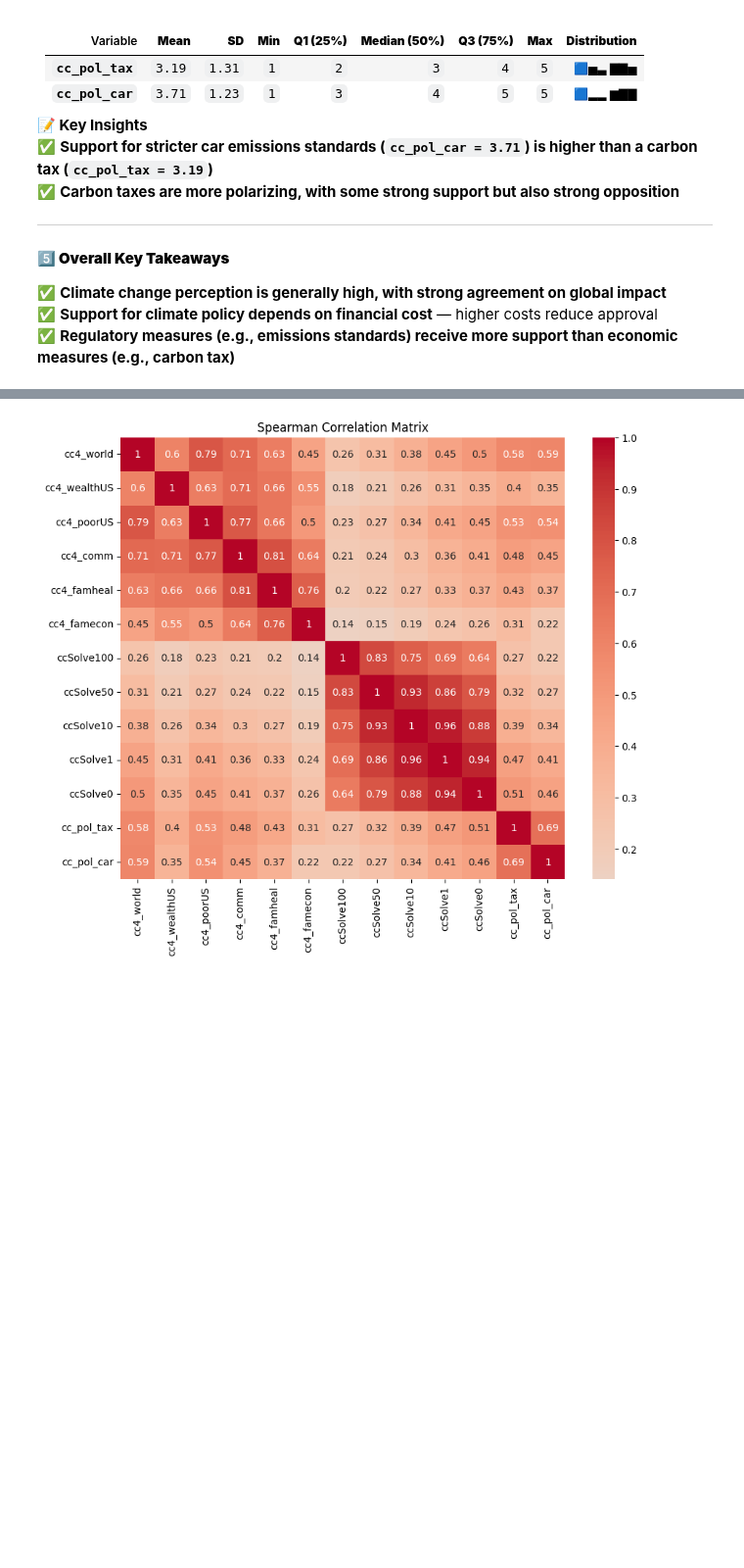
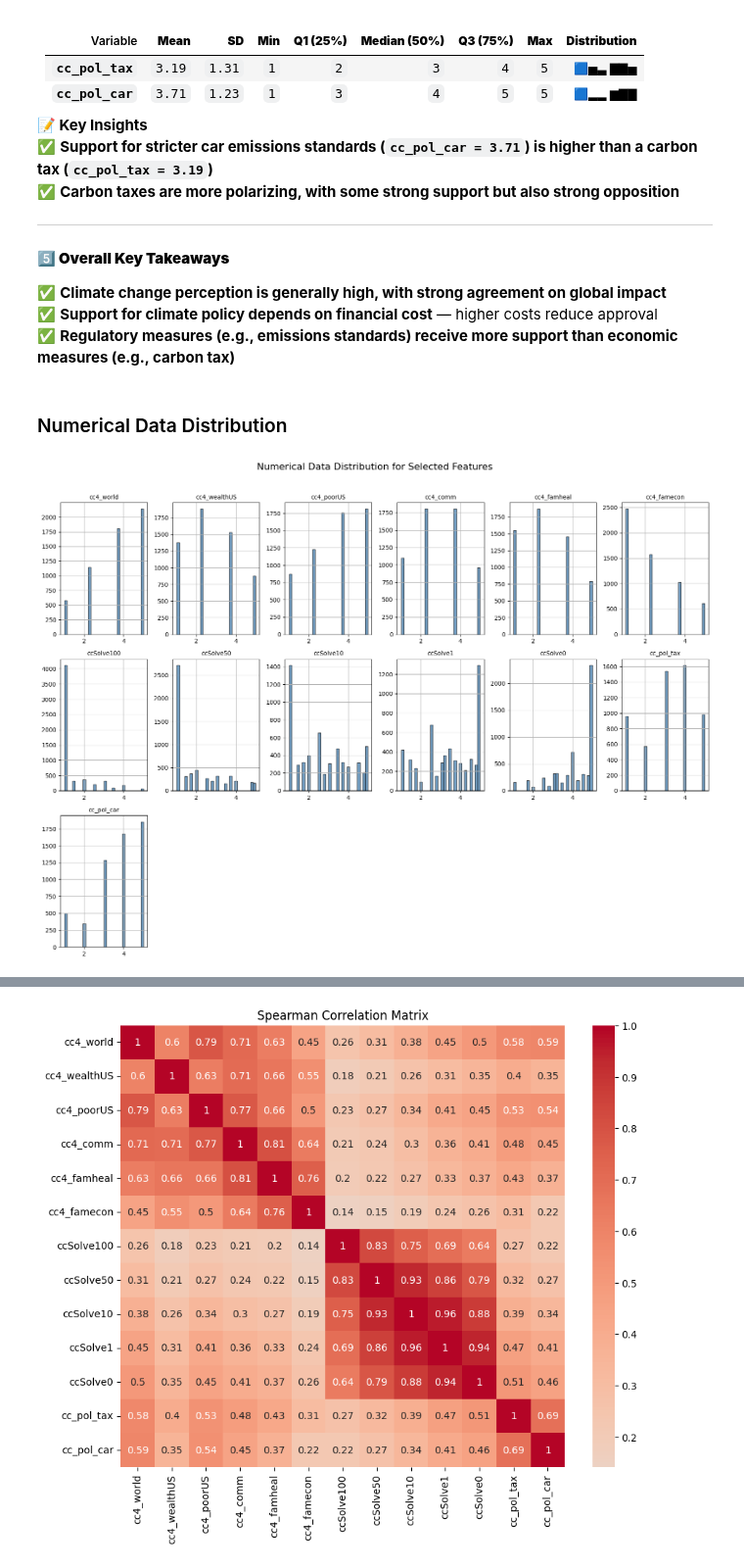
Before and after one commit to paraskevasleivadaros/climate-opinions-and-elections, a Jupyter notebook: notebooks/exploratory_data_analysis.ipynb, the cells around one changed output, grey strips where cells are left out. Shown at 98% size. Drawn from its saved outputs; the diff is of its cells as text; code cells hidden in the pictures; blank space fills up the shorter version.

```diff
--- a/notebooks/exploratory-data-analysis.ipynb
+++ b/notebooks/exploratory_data_analysis.ipynb
@@ -102,3 +232,30 @@ These variables capture **support for climate-related regulations and policies**
 ✅ **Climate change perception is generally high, with strong agreement on global impact**
 ✅ **Support for climate policy depends on financial cost** — higher costs reduce approval
 ✅ **Regulatory measures (e.g., emissions standards) receive more support than economic measures (e.g., carbon tax)**
+# %% [markdown]
+### Numerical Data Distribution
+# %%
+# Select only numerical columns
+df_num = df[columns_of_interest]
+
+# Plot histograms for numerical columns with improved layout
+num_cols = len(df_num.columns)
+nrows = (num_cols // 6) + (num_cols % 6 > 0)
+fig, axes = plt.subplots(nrows=nrows, ncols=6, figsize=(16, 12))
+axes = axes.flatten()
+
+for i, col in enumerate(df_num.columns):
+    df_num[col].hist(ax=axes[i], bins=30, alpha=0.75, color="steelblue", edgecolor="black")
+    axes[i].set_title(col, fontsize=10)
+    axes[i].set_xlabel("")
+    axes[i].set_ylabel("")
+
+# Hide any unused subplots
+for j in range(i + 1, len(axes)):
+    fig.delaxes(axes[j])
+
+plt.suptitle("Numerical Data Distribution for Selected Features", fontsize=16)
+plt.tight_layout(rect=[0, 0, 1, 0.96])
+plt.show()
+# %% [output]
+[figure, added]
```
Also changed, not shown: parts of 18 cells of this notebook, 2 other files.
